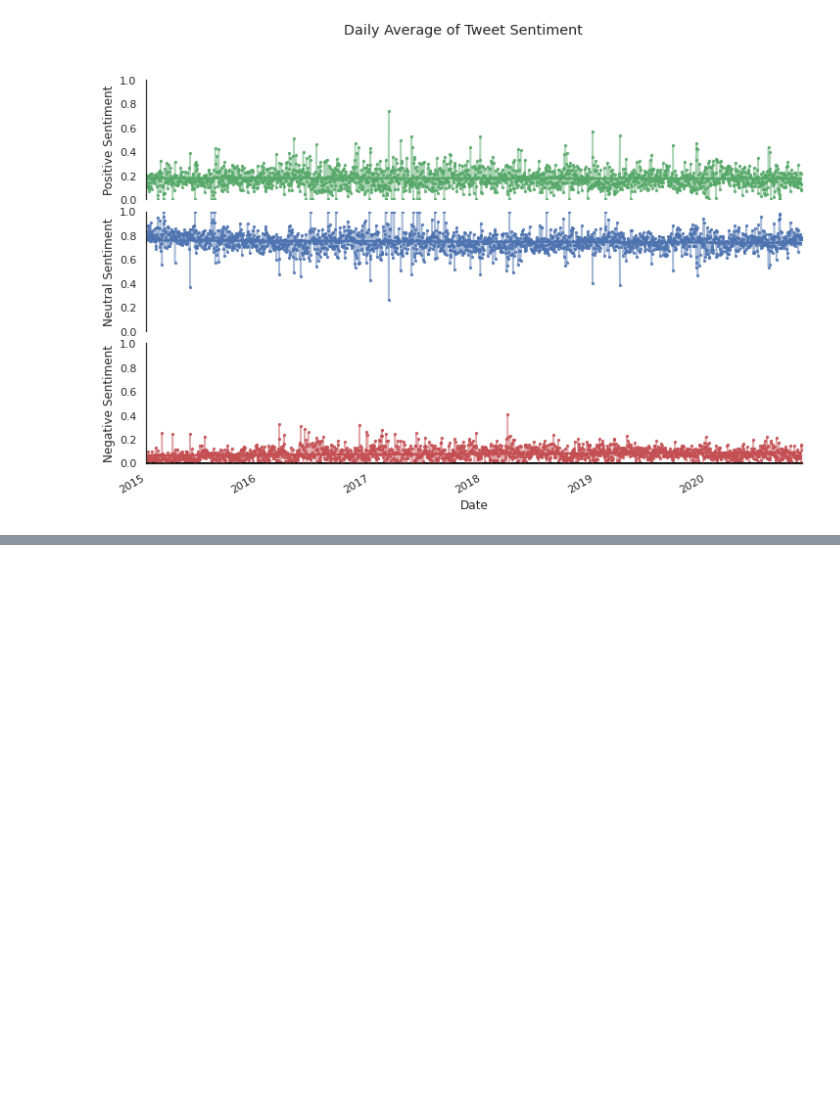
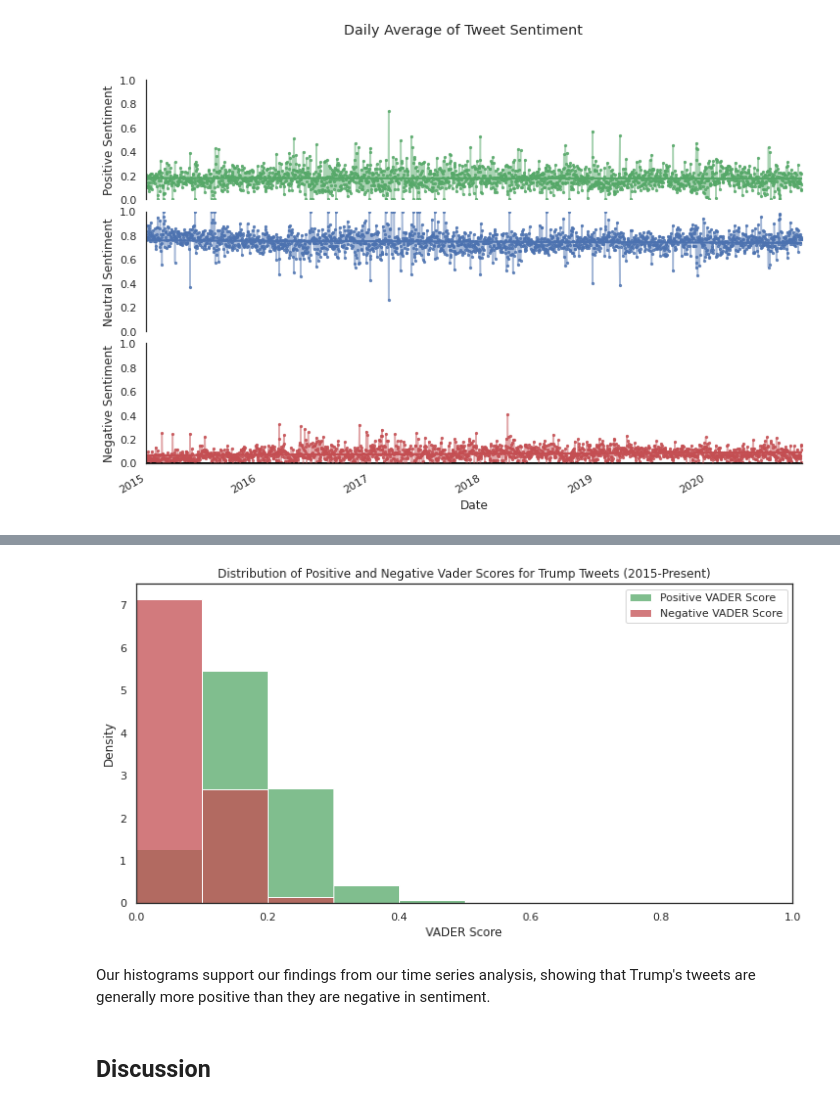
Before and after one commit to naingthet/trump-tweets-nlp, a Jupyter notebook: trump_twitter_nlp.ipynb, the cells around one changed output, grey strips where cells are left out. Cells and saved outputs as stored; diff of their text form; code cells hidden in the pictures; blank space fills up the shorter version.

```diff
--- a/trump_twitter_nlp.ipynb
+++ b/trump_twitter_nlp.ipynb
@@ -942,0 +914,14 @@ The data before us suggests that overall, the daily average sentiment is quite n
+# %%
+fig, ax = plt.subplots()
+sns.histplot(presidency_tweets_sent['vader_pos'], ax=ax, color='g', binwidth=0.10, stat='density')
+sns.histplot(presidency_tweets_sent['vader_neg'], ax=ax, color='r', binwidth=0.10, stat='density')
+plt.legend(['Positive VADER Score', 'Negative VADER Score'])
+ax.set_xlabel('VADER Score')
+ax.set_xlim(0,1)
+plt.title('Distribution of Positive and Negative Vader Scores for Trump Tweets (2015-Present)');
+# %% [output]
+[figure, added]
+# %% [markdown]
+Our histograms support our findings from our time series analysis, showing that Trump's tweets are generally more positive than they are negative in sentiment.
+# %% [markdown]
+## Discussion
```
Also changed, not shown: parts of 81 cells of this notebook, 24 other files.
